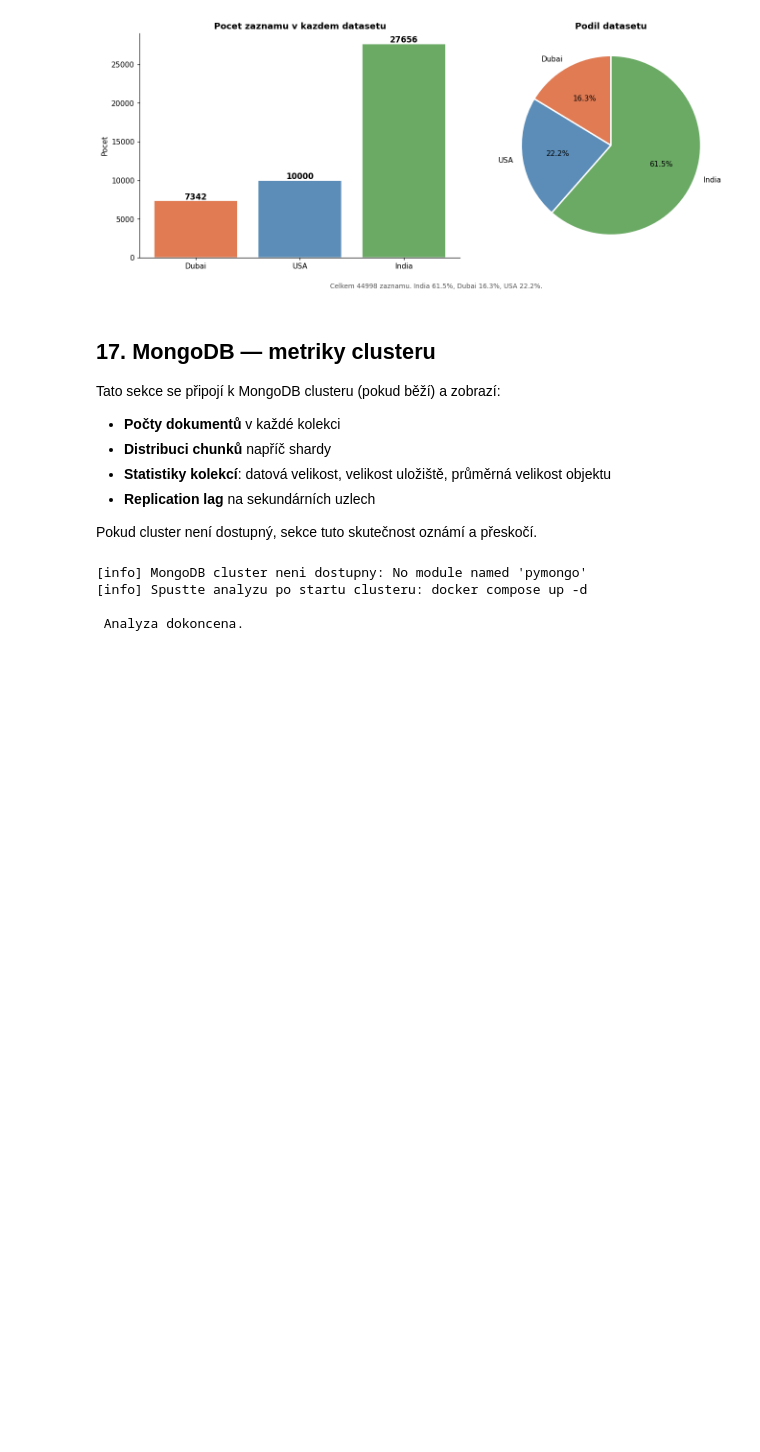
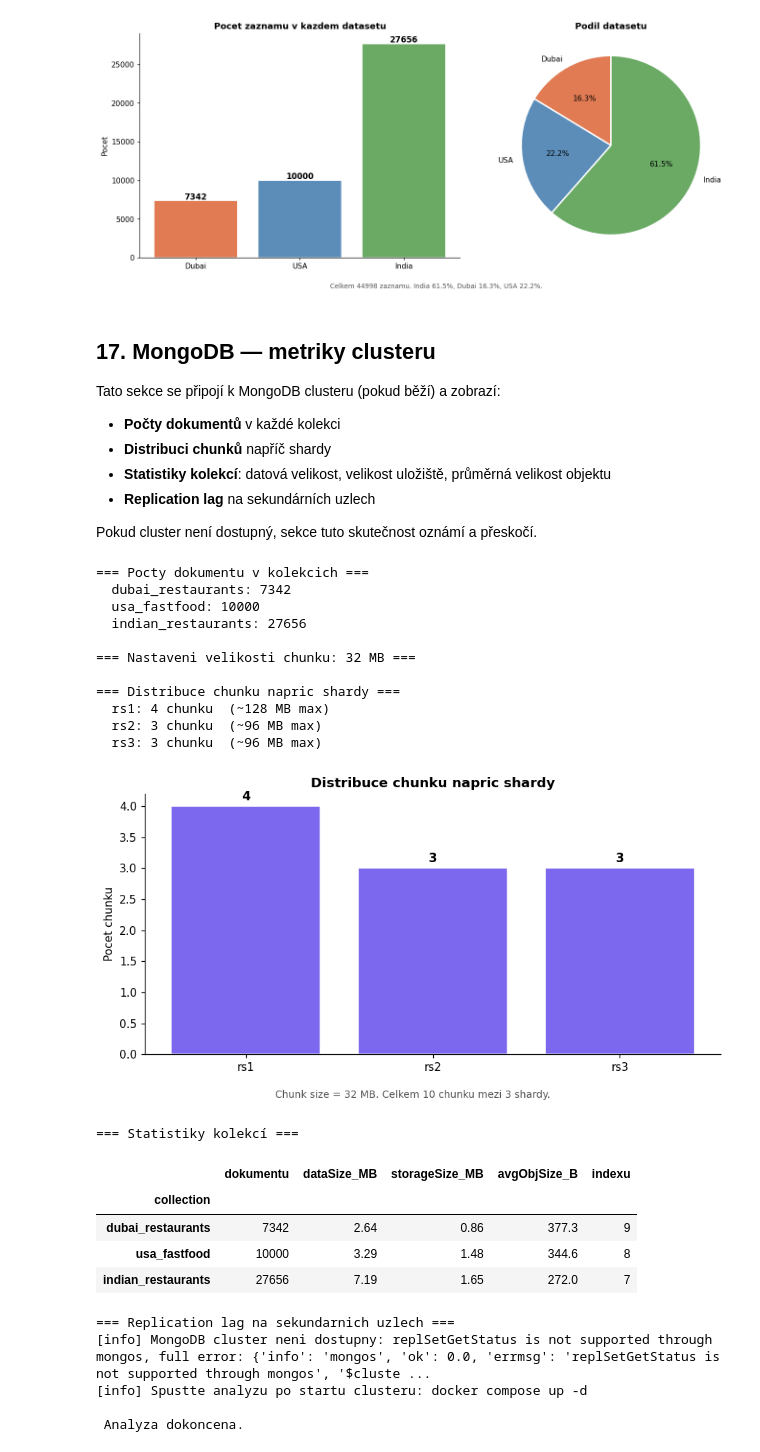
Before and after one commit to pashaslesar/BSQBD-Cluster, a Jupyter notebook: Data/analysis.ipynb, the cells around one changed output. Cells and saved outputs as stored; diff of their text form; code cells hidden in the pictures; blank space fills up the shorter version.

```diff
--- a/Data/analysis.ipynb
+++ b/Data/analysis.ipynb
@@ -541,7 +541,7 @@ Pokud cluster není dostupný, sekce tuto skutečnost oznámí a přeskočí.
 try:
     from pymongo import MongoClient
     client = MongoClient(
-        'mongodb://admin:RestCluster2024!@localhost:27017/?authSource=admin',
+        'mongodb://admin:admin123@localhost:27017/?authSource=admin',
         serverSelectionTimeoutMS=4000)
     client.admin.command('ping')
     db  = client['restaurants']
@@ -587,33 +587,52 @@ try:
         stats_rows.append({
             'collection':    col,
             'dokumentu':     s.get('count', 0),
             'dataSize_MB':   round(s.get('size', 0) / 1024**2, 2),
             'storageSize_MB':round(s.get('storageSize', 0) / 1024**2, 2),
             'avgObjSize_B':  round(s.get('avgObjSize', 0), 1),
             'indexu':        s.get('nindexes', 0)
         })
     stats_df = pd.DataFrame(stats_rows).set_index('collection')
     display(stats_df)
 
     print('\n=== Replication lag na sekundarnich uzlech ===')
     rs_status  = client.admin.command('replSetGetStatus')
     primary_ts = None
     for member in rs_status.get('members', []):
         if member.get('stateStr') == 'PRIMARY':
             primary_ts = member.get('optimeDate')
     for member in rs_status.get('members', []):
         if member.get('stateStr') == 'SECONDARY':
             lag = (primary_ts - member['optimeDate']).total_seconds() if primary_ts else 'N/A'
             print('  %-30s lag = %s s' % (member['name'], lag))
 
     client.close()
 except Exception as e:
     print('[info] MongoDB cluster neni dostupny: %s' % e)
     print('[info] Spustte analyzu po startu clusteru: docker compose up -d')
 
 print('\n Analyza dokoncena.')
 # %% [output]
-[info] MongoDB cluster neni dostupny: No module named 'pymongo'
-[info] Spustte analyzu po startu clusteru: docker compose up -d
+=== Pocty dokumentu v kolekcich ===
+  dubai_restaurants: 7342
+  usa_fastfood: 10000
+  indian_restaurants: 27656
 
- Analyza dokoncena.
+=== Nastaveni velikosti chunku: 32 MB ===
+
+=== Distribuce chunku napric shardy ===
+  rs1: 4 chunku  (~128 MB max)
+  rs2: 3 chunku  (~96 MB max)
+  rs3: 3 chunku  (~96 MB max)
+[figure, added]
+=== Statistiky kolekcí ===
+|  | dokumentu | dataSize_MB | storageSize_MB | avgObjSize_B | indexu |
+| collection |  |  |  |  |  |
+| dubai_restaurants | 7342 | 2.64 | 0.86 | 377.3 | 9 |
+| usa_fastfood | 10000 | 3.29 | 1.48 | 344.6 | 8 |
+| indian_restaurants | 27656 | 7.19 | 1.65 | 272.0 | 7 |
+=== Replication lag na sekundarnich uzlech ===
+[info] MongoDB cluster neni dostupny: replSetGetStatus is not supported through mongos, full error: {'info': 'mongos', 'ok': 0.0, 'errmsg': 'replSetGetStatus is not supported through mongos', '$cluste ...
+[info] Spustte analyzu po startu clusteru: docker compose up -d
+
+ Analyza dokoncena.
```
Also changed, not shown: 4 other files.
